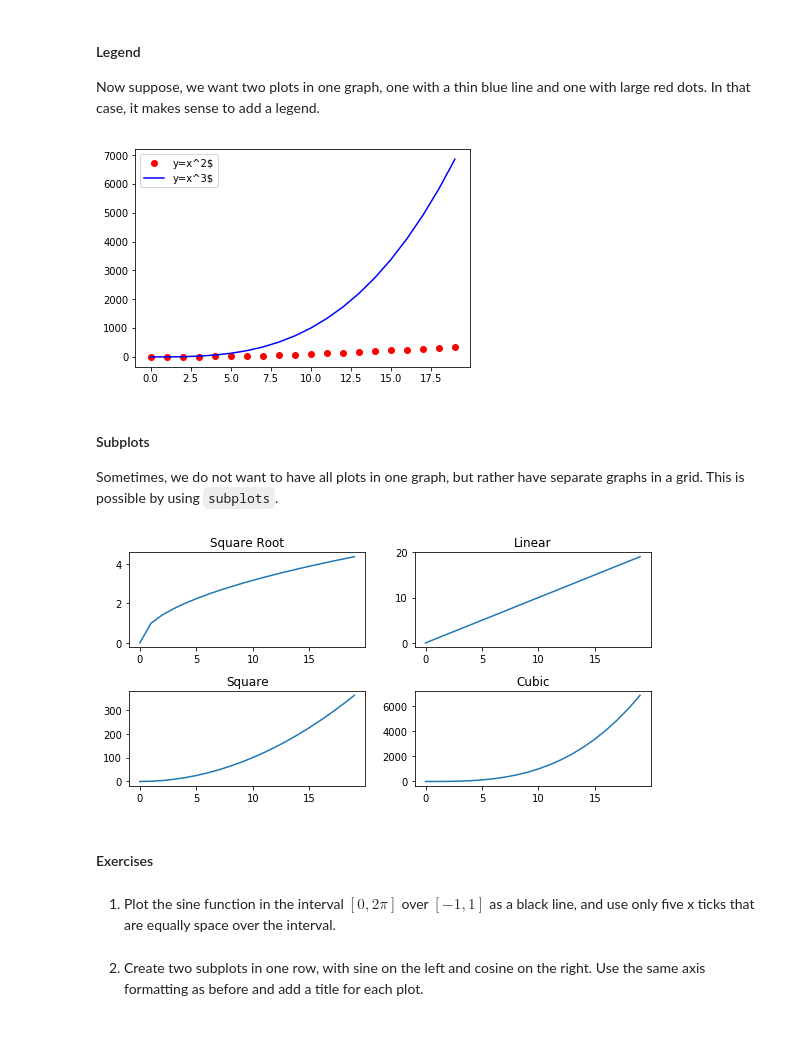
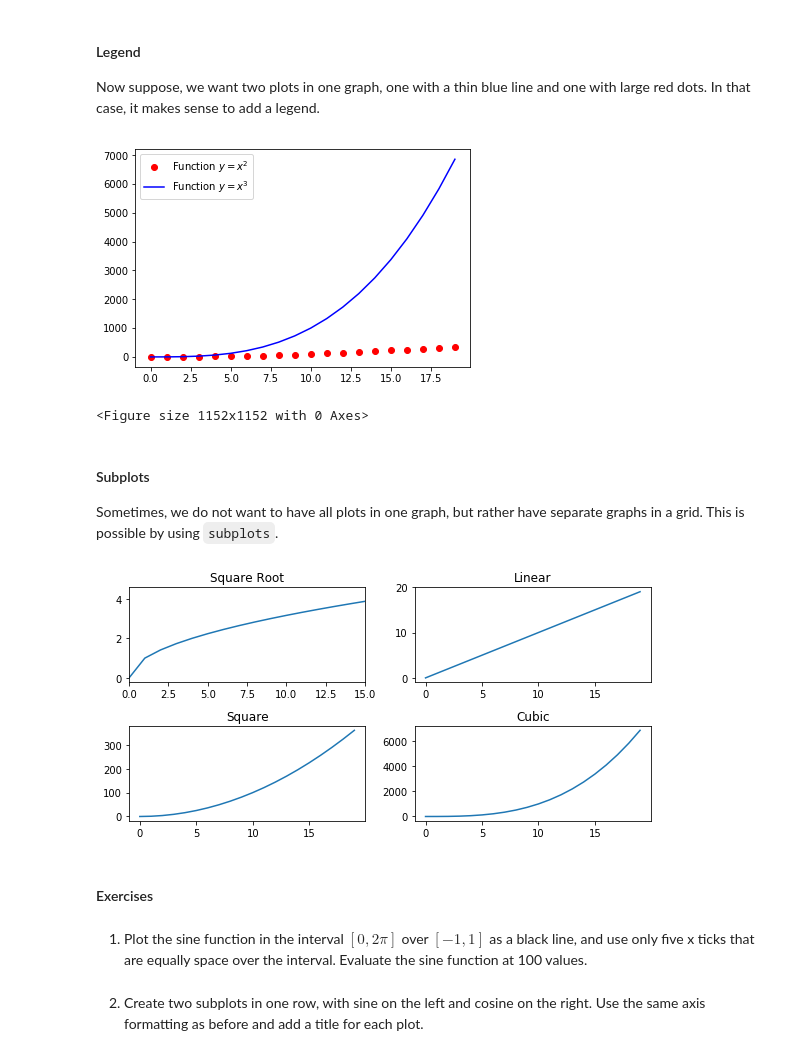
Before and after one commit to valerian29/amds, a Jupyter notebook: scientific_computing.ipynb, the cells around one changed output. Drawn from its saved outputs; the diff is of its cells as text; code cells hidden in the pictures.

```diff
--- a/scientific_computing.ipynb
+++ b/scientific_computing.ipynb
@@ -339,34 +381,39 @@ plt.show()
 
 Now suppose, we want two plots in one graph, one with a thin blue line and one with large red dots. In that case, it makes sense to add a legend.
 # %%
-plt.plot(x, x**2, "ro", label="y=x^2$")
-plt.plot(x, x**3, "b-", label="y=x^3$")
+plt.plot(x, x**2, "ro", label="Function $y=x^2$")
+plt.plot(x, x**3, "b-", label="Function $y=x^3$")
 plt.legend(loc="best")
+plt.figure(figsize=(16,16))
 plt.show()
 # %% [output]
-[figure, old version]
+[figure, new version]
+<Figure size 1152x1152 with 0 Axes>
 # %% [markdown]
 #### Subplots
 
 Sometimes, we do not want to have all plots in one graph, but rather have separate graphs in a grid. This is possible by using `subplots`.
 # %%
-fig, ((a,b),(c,d)) = plt.subplots(2, 2, figsize=(8,4))
+fig, axes = plt.subplots(2, 2, figsize=(8,4))
+((a,b),(c,d)) = axes
 a.plot(x, x**0.5)
 b.plot(x, x**1)
 c.plot(x, x**2)
 d.plot(x, x**3)
 a.set_title("Square Root")
+a.set_xlim(0,15)
 b.set_title("Linear")
 c.set_title("Square")
 d.set_title("Cubic")
 fig.tight_layout()
+fig.savefig("my_subplots.png")
 plt.show()
 # %% [output]
-[figure, old version]
+[figure, new version]
 # %% [markdown]
 #### Exercises
 # %% [markdown]
-1. Plot the sine function in the interval $[0,2\pi]$ over $[-1,1]$ as a black line, and use only five x ticks that are equally space over the interval.
+1. Plot the sine function in the interval $[0,2\pi]$ over $[-1,1]$ as a black line, and use only five x ticks that are equally space over the interval. Evaluate the sine function at 100 values.
 # %% [markdown]
 2. Create two subplots in one row, with sine on the left and cosine on the right. Use the same axis formatting as before and add a title for each plot.
 # %% [markdown]
```
Also changed, not shown: parts of 15 cells of this notebook, 2 other files.
